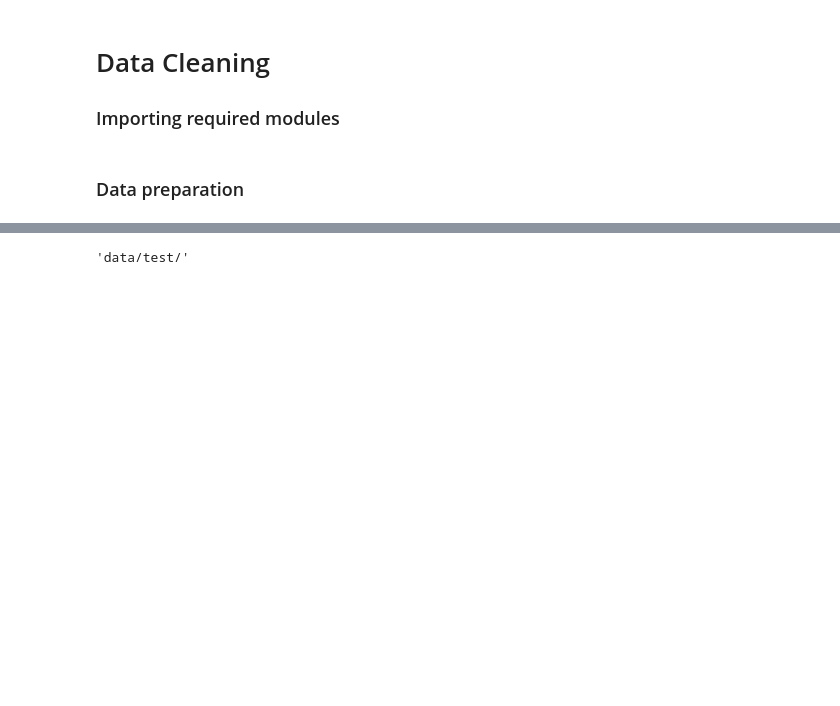
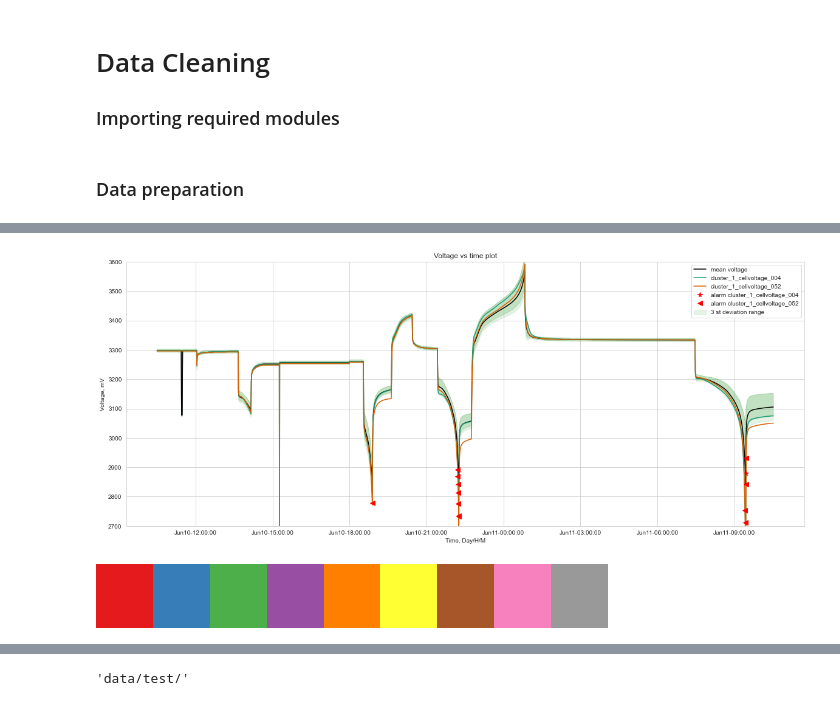
Before and after one commit to 314ka4y/Anomaly-detection-project, a Jupyter notebook: Anomaly_detection.ipynb, the cells around one changed output, grey strips where cells are left out. Saved outputs shown, nothing was run; the diff lists cells and outputs as text; code cells hidden in the pictures; blank space fills up the shorter version.

```diff
--- a/Anomaly_detection.ipynb
+++ b/Anomaly_detection.ipynb
@@ -1322,0 +1313,36 @@ mcolors.BASE_COLORS
+# %%
+# Plot data predictions boundaries
+fig, axs = plt.subplots(figsize = (20, 8))
+
+
+# Plot observed values
+plt.plot(df_custom["mean"], label='mean voltage', c = "black")
+[plt.plot(df_30sec[sensor[1]], label = sensor[1], color = cmap(number)) for number, sensor in enumerate(sensor_list)]
+[plt.plot(sensor[0], label = "alarm " + sensor[1], c = "red", marker = markers[number],markersize = 8, linestyle="") for number, sensor in enumerate(sensor_list)]
+
+plt.fill_between(df_custom.index,
+                 df_custom["lower"],
+                 df_custom["upper"], color = "green", alpha = 0.1, label = "3 st deviation range")
+
+# Plot the range for confidence intervals
+plt.fill_between(df_custom.index,
+                 df_custom["lower_al"],
+                 df_custom["upper_al"], color = "green", alpha = 0.15)
+
+date_form = DateFormatter("%b%d-%H:%M:%S")
+axs.xaxis.set_major_formatter(date_form)
+plt.ylim(2700,3600)
+#plt.xlim(df_custom.index[0], df_custom.index[0] + timedelta(hours = 12))
+axs.set_title("Voltage vs time plot")
+axs.set_xlabel("Time, Day/H/M")
+axs.set_ylabel("Voltage, mV")
+
+plt.legend()
+fig.show()
+# %% [output]
+[figure, added]
+# %%
+cmap(4)
+plt.get_cmap(cmap)
+# %% [output]
+[figure, added]
```
Also changed, not shown: parts of 225 cells of this notebook.
